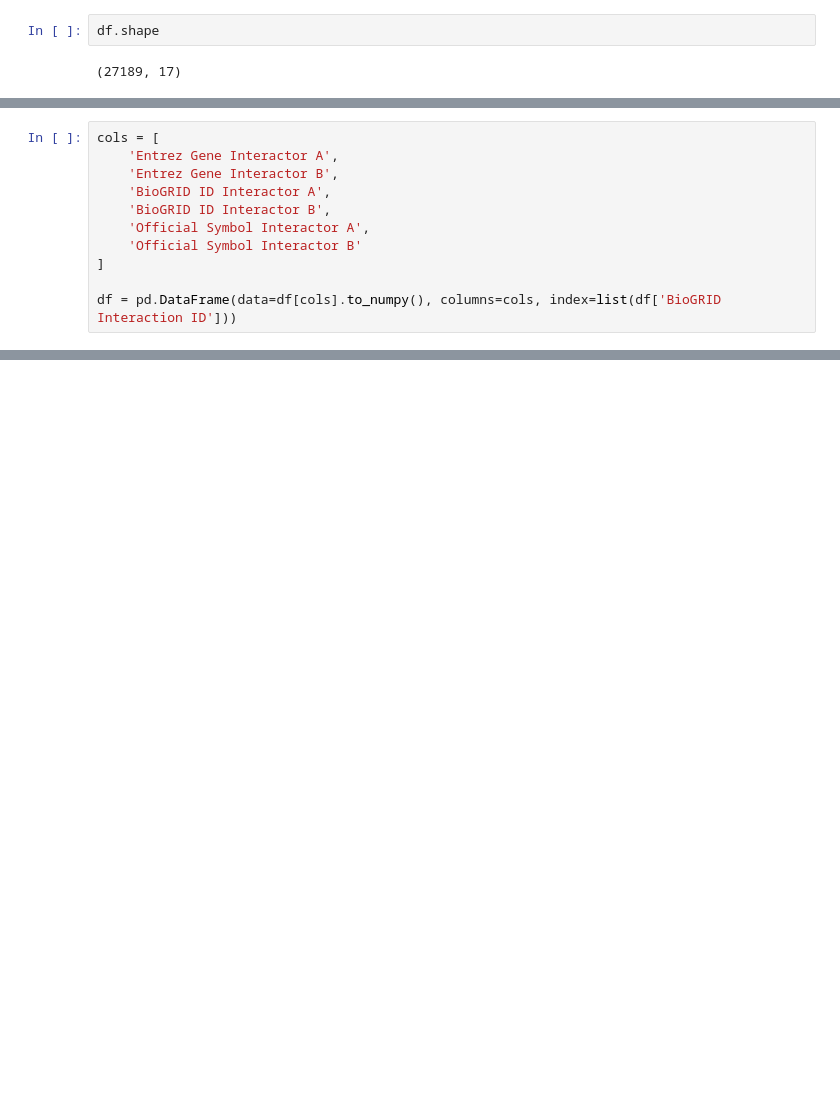
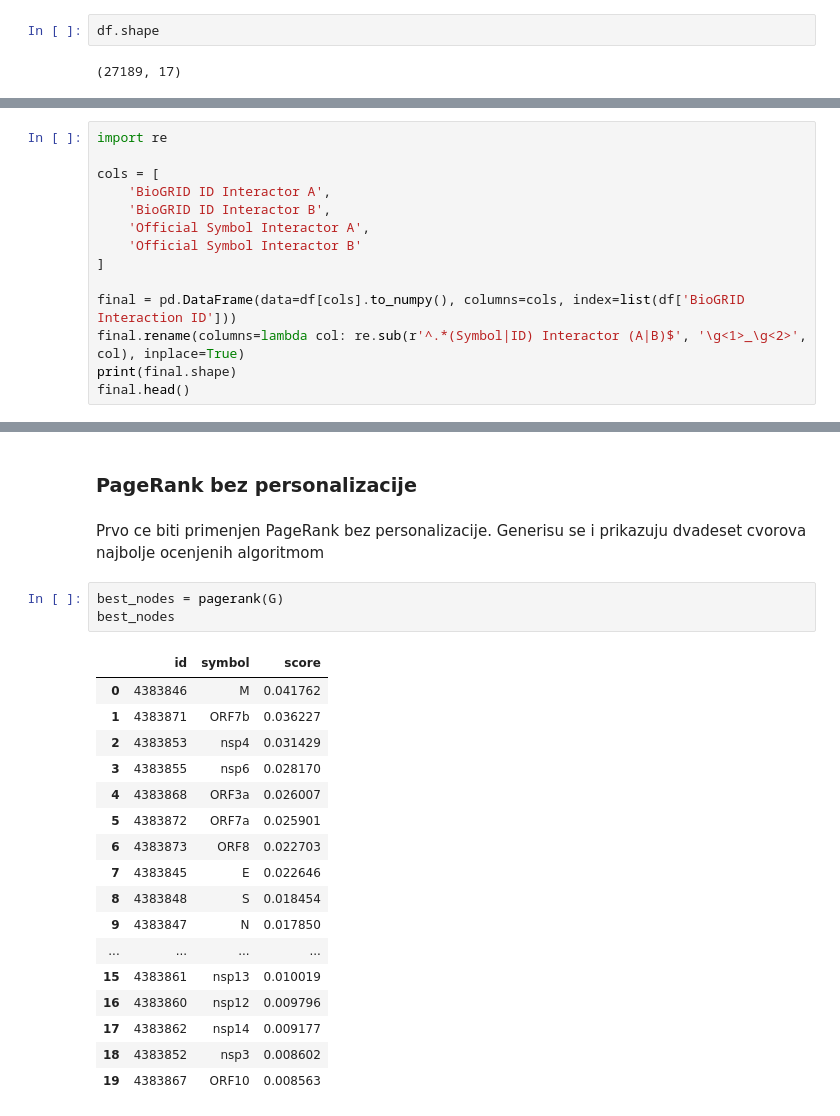
Before and after one commit to doza-daniel/ni-projekat, a Jupyter notebook: main.ipynb, the cells around one changed output, grey strips where cells are left out. Drawn from its saved outputs; the diff is of its cells as text; blank space fills up the shorter version.

```diff
--- a/main.ipynb
+++ b/main.ipynb
@@ -55,12 +55,15 @@ Odbaceno je 2527 redova i 20 kolona. Odbacene kolone nisu od interesa jer se ne
 # %%
+import re
+
 cols = [
-    'Entrez Gene Interactor A',
-    'Entrez Gene Interactor B',
     'BioGRID ID Interactor A',
     'BioGRID ID Interactor B',
     'Official Symbol Interactor A',
     'Official Symbol Interactor B'
 ]
 
-df = pd.DataFrame(data=df[cols].to_numpy(), columns=cols, index=list(df['BioGRID Interaction ID']))
+final = pd.DataFrame(data=df[cols].to_numpy(), columns=cols, index=list(df['BioGRID Interaction ID']))
+final.rename(columns=lambda col: re.sub(r'^.*(Symbol|ID) Interactor (A|B)$', '\g<1>_\g<2>', col), inplace=True)
+print(final.shape)
+final.head()
 # %% [output]
@@ -154,0 +134,25 @@ plt.show()
+# %% [markdown]
+### PageRank bez personalizacije
+# %% [markdown]
+Prvo ce biti primenjen PageRank bez personalizacije. Generisu se i prikazuju dvadeset cvorova najbolje ocenjenih algoritmom
+# %%
+best_nodes = pagerank(G)
+best_nodes
+# %% [output]
+|  | id | symbol | score |
+| 0 | 4383846 | M | 0.041762 |
+| 1 | 4383871 | ORF7b | 0.036227 |
+| 2 | 4383853 | nsp4 | 0.031429 |
+| 3 | 4383855 | nsp6 | 0.028170 |
+| 4 | 4383868 | ORF3a | 0.026007 |
+| 5 | 4383872 | ORF7a | 0.025901 |
+| 6 | 4383873 | ORF8 | 0.022703 |
+| 7 | 4383845 | E | 0.022646 |
+| 8 | 4383848 | S | 0.018454 |
+| 9 | 4383847 | N | 0.017850 |
+| ... | ... | ... | ... |
+| 15 | 4383861 | nsp13 | 0.010019 |
+| 16 | 4383860 | nsp12 | 0.009796 |
+| 17 | 4383862 | nsp14 | 0.009177 |
+| 18 | 4383852 | nsp3 | 0.008602 |
+| 19 | 4383867 | ORF10 | 0.008563 |
```
Also changed, not shown: parts of 17 cells of this notebook.
